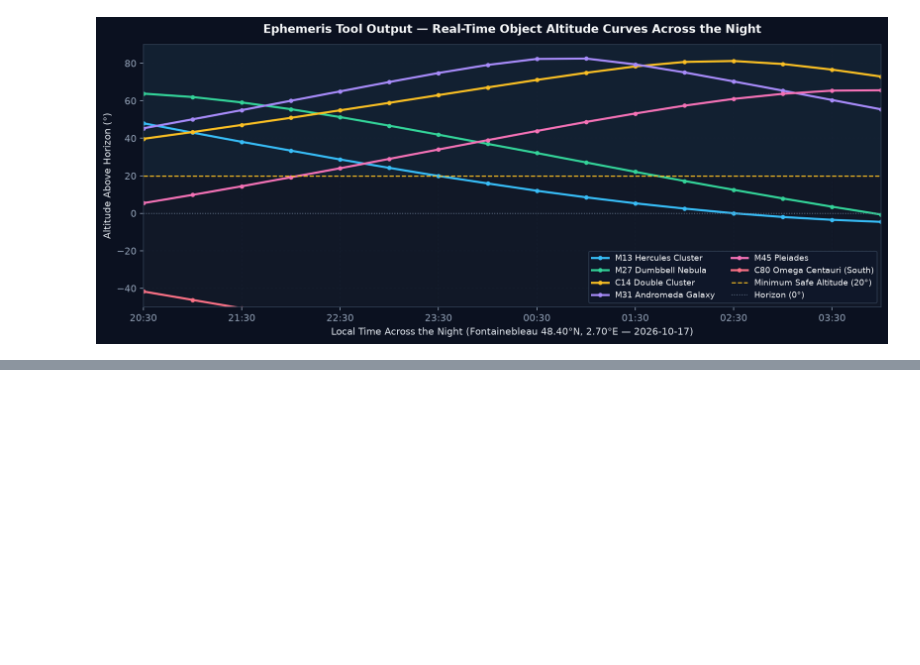
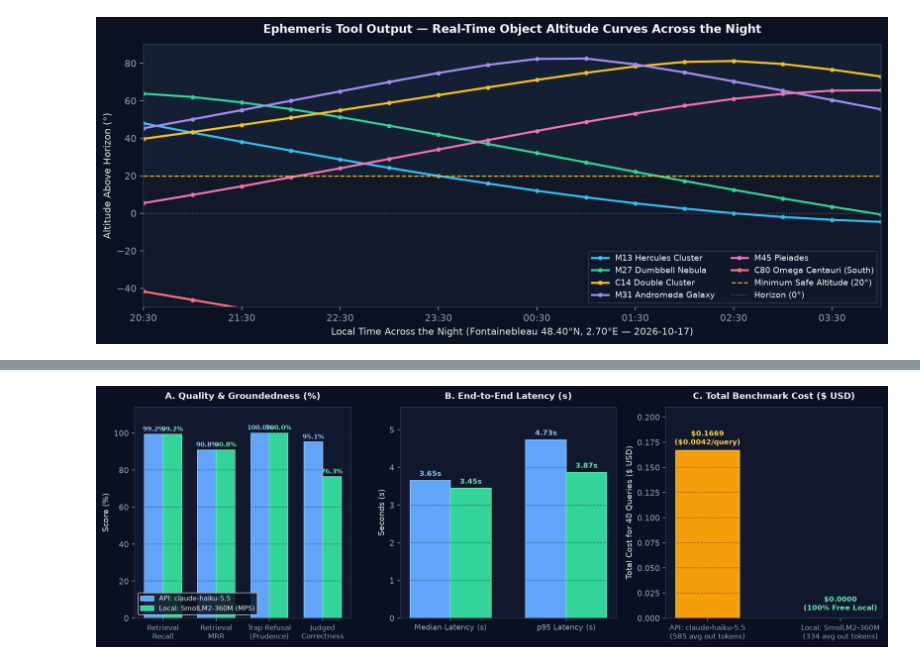
Before and after one commit to Waxguillermo/Astropilote, a Jupyter notebook: notebooks/corpus_and_rag_visualizations.ipynb, the cells around one changed output, grey strips where cells are left out. Cells and saved outputs as stored; diff of their text form; code cells hidden in the pictures; blank space fills up the shorter version.

```diff
--- a/notebooks/corpus_and_rag_visualizations.ipynb
+++ b/notebooks/corpus_and_rag_visualizations.ipynb
@@ -72,0 +94,5 @@ End-to-End Summary Metrics: {
+# %%
+llm_comp = json.loads((ROOT / 'eval/llm_comparison.json').read_text())
+# Plot 3-panel comparison: Quality & Groundedness (%), End-to-End Latency (s), and Total Cost ($ USD)
+# %% [output]
+[figure, added]
```
Also changed, not shown: parts of 7 cells of this notebook, 12 other files.
